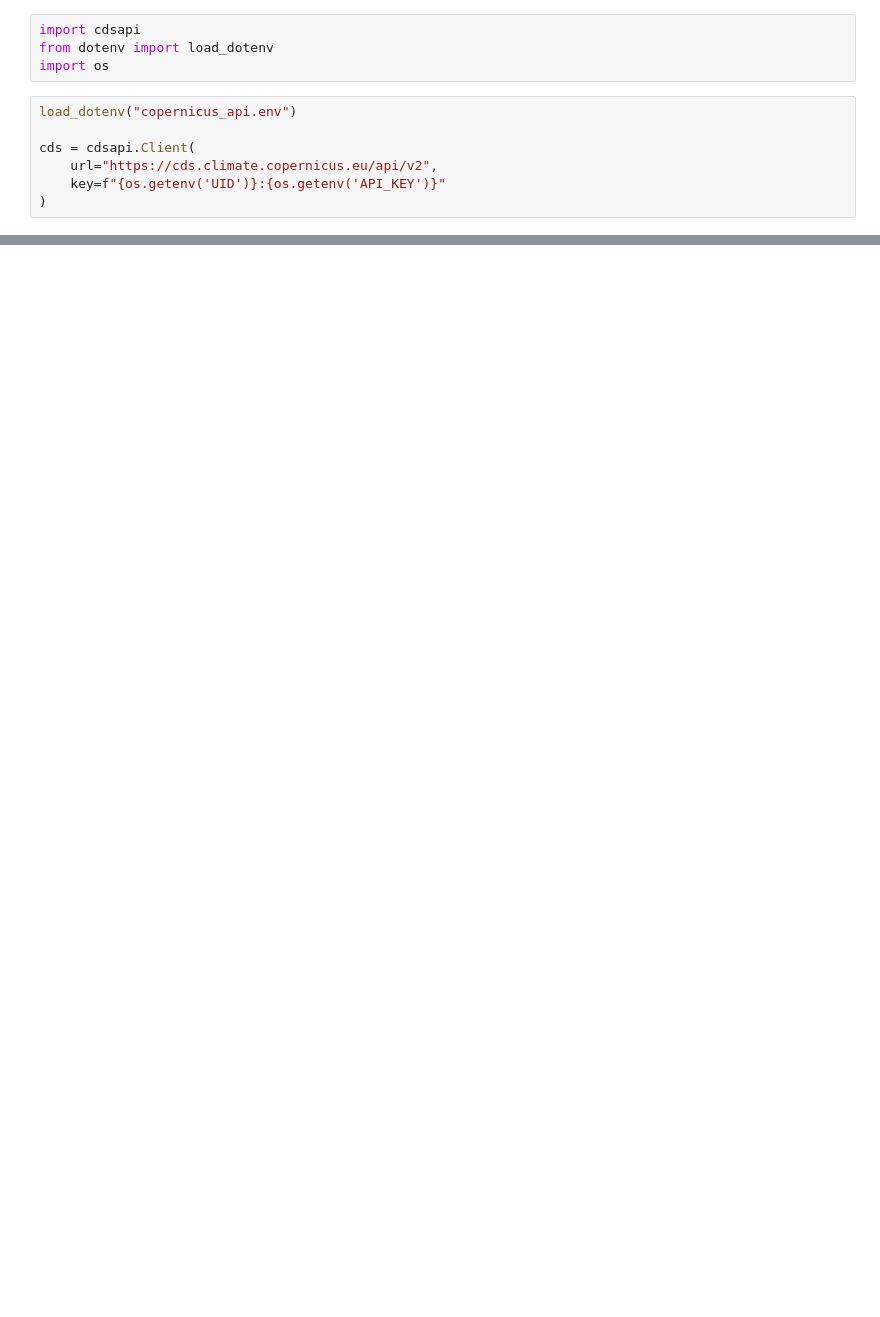
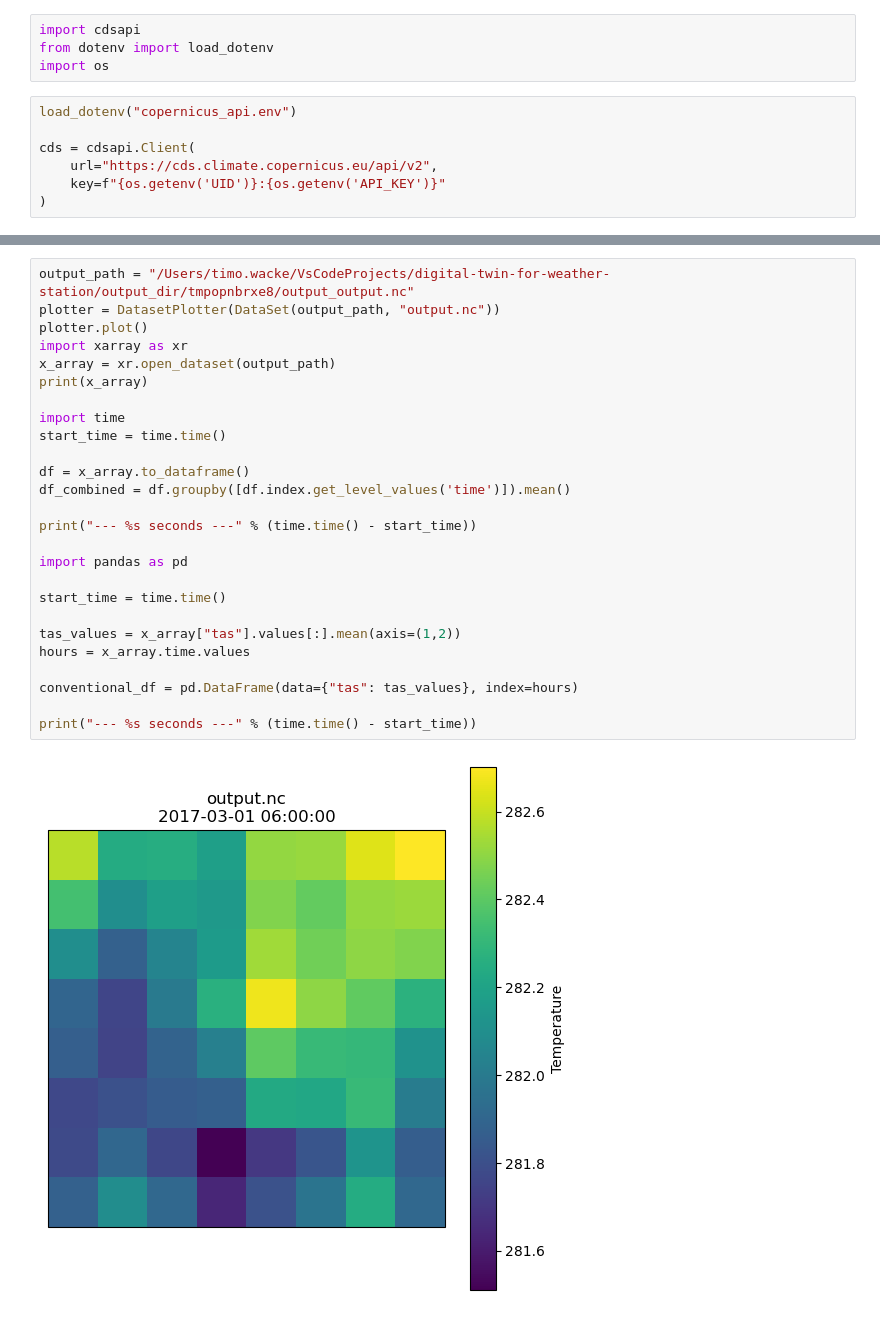
Before and after one commit to Ferdinand1123/digital-twin-for-weather-station, a Jupyter notebook: playground.ipynb, the cells around one changed output, grey strips where cells are left out. Cells and saved outputs as stored; diff of their text form; blank space fills up the shorter version.

```diff
--- a/playground.ipynb
+++ b/playground.ipynb
@@ -69,0 +86,28 @@ Result(content_length=1440,content_type=application/x-grib,location=https://down
+# %%
+output_path = "/Users/timo.wacke/VsCodeProjects/digital-twin-for-weather-station/output_dir/tmpopnbrxe8/output_output.nc"
+plotter = DatasetPlotter(DataSet(output_path, "output.nc"))
+plotter.plot()
+import xarray as xr
+x_array = xr.open_dataset(output_path)
+print(x_array)
+
+import time
+start_time = time.time()
+
+df = x_array.to_dataframe()
+df_combined = df.groupby([df.index.get_level_values('time')]).mean()
+
+print("--- %s seconds ---" % (time.time() - start_time))
+
+import pandas as pd
+
+start_time = time.time()
+
+tas_values = x_array["tas"].values[:].mean(axis=(1,2))
+hours = x_array.time.values
+
+conventional_df = pd.DataFrame(data={"tas": tas_values}, index=hours)
+
+print("--- %s seconds ---" % (time.time() - start_time))
+# %% [output]
+[figure, added]
```
Also changed, not shown: parts of 7 cells of this notebook, 21 other files.
